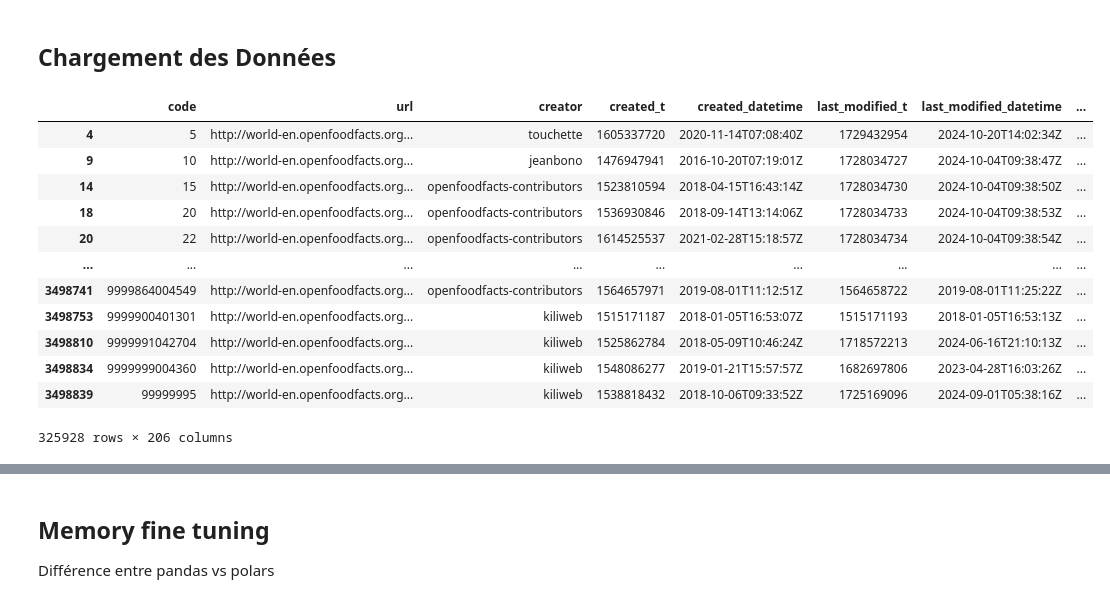
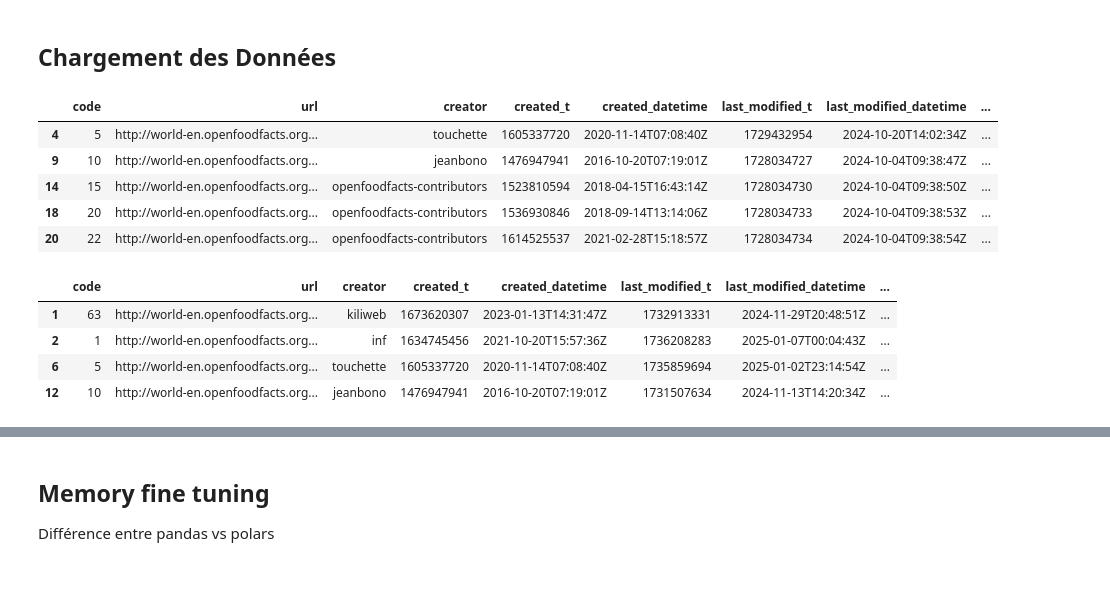
Before and after one commit to littlerobinson/foodstuffs_recommendation, a Jupyter notebook: notebooks/research_alex.ipynb, the cells around one changed output, grey strips where cells are left out. Cells and saved outputs as stored; diff of their text form; code cells hidden in the pictures; blank space fills up the shorter version.

```diff
--- a/notebooks/research_alex.ipynb
+++ b/notebooks/research_alex.ipynb
@@ -46,33 +46,51 @@ Le volume de données est important, nous allons nous concentrer sur les produit
 # %%
 rawdata = None
 def extract_raw_data():
     file_path = '../data/raw/en.openfoodfacts.org.products.csv.gz'
     chunk_size = 10000
 
     filtered_chunks_list = []
 
     for chunk in pd.read_csv(file_path, chunksize=chunk_size, compression='gzip', sep='\t', engine='python', quoting=3):
         filtered_chunks = chunk[(chunk['countries_tags'].str.contains('en:france', na=False)) & (chunk['ingredients_tags'].notna())]
         filtered_chunks_list.append(filtered_chunks)
 
     if filtered_chunks_list:
         rawdata = pd.concat(filtered_chunks_list, axis=0)
     return rawdata
 
 rawdata = extract_raw_data()
 # rawdata = pd.read_csv('filtered_dataset_openfoodfacts_raw_en.csv')
-display(rawdata)
+display(rawdata.head(5))
 # %% [output]
 |  | code | url | creator | created_t | created_datetime | last_modified_t | last_modified_datetime | ... |
 | 4 | 5 | http://world-en.openfoodfacts.org... | touchette | 1605337720 | 2020-11-14T07:08:40Z | 1729432954 | 2024-10-20T14:02:34Z | ... |
 | 9 | 10 | http://world-en.openfoodfacts.org... | jeanbono | 1476947941 | 2016-10-20T07:19:01Z | 1728034727 | 2024-10-04T09:38:47Z | ... |
 | 14 | 15 | http://world-en.openfoodfacts.org... | openfoodfacts-contributors | 1523810594 | 2018-04-15T16:43:14Z | 1728034730 | 2024-10-04T09:38:50Z | ... |
 | 18 | 20 | http://world-en.openfoodfacts.org... | openfoodfacts-contributors | 1536930846 | 2018-09-14T13:14:06Z | 1728034733 | 2024-10-04T09:38:53Z | ... |
 | 20 | 22 | http://world-en.openfoodfacts.org... | openfoodfacts-contributors | 1614525537 | 2021-02-28T15:18:57Z | 1728034734 | 2024-10-04T09:38:54Z | ... |
-| ... | ... | ... | ... | ... | ... | ... | ... | ... |
-| 3498741 | 9999864004549 | http://world-en.openfoodfacts.org... | openfoodfacts-contributors | 1564657971 | 2019-08-01T11:12:51Z | 1564658722 | 2019-08-01T11:25:22Z | ... |
-| 3498753 | 9999900401301 | http://world-en.openfoodfacts.org... | kiliweb | 1515171187 | 2018-01-05T16:53:07Z | 1515171193 | 2018-01-05T16:53:13Z | ... |
-| 3498810 | 9999991042704 | http://world-en.openfoodfacts.org... | kiliweb | 1525862784 | 2018-05-09T10:46:24Z | 1718572213 | 2024-06-16T21:10:13Z | ... |
-| 3498834 | 9999999004360 | http://world-en.openfoodfacts.org... | kiliweb | 1548086277 | 2019-01-21T15:57:57Z | 1682697806 | 2023-04-28T16:03:26Z | ... |
-| 3498839 | 99999995 | http://world-en.openfoodfacts.org... | kiliweb | 1538818432 | 2018-10-06T09:33:52Z | 1725169096 | 2024-09-01T05:38:16Z | ... |
-325928 rows × 206 columns
+# %%
+rawdatanew = None
+def extract_raw_data():
+    file_path = '../data/raw/en.openfoodfacts.org.products.new.csv.gz'
+    chunk_size = 10000
+
+    filtered_chunks_list = []
+
+    for chunk in pd.read_csv(file_path, chunksize=chunk_size, compression='gzip', sep='\t', engine='python', quoting=3):
+        filtered_chunks = chunk[(chunk['countries_tags'].str.contains('en:france', na=False)) & (chunk['ingredients_tags'].notna())]
+        filtered_chunks_list.append(filtered_chunks)
+
+    if filtered_chunks_list:
+        rawdata = pd.concat(filtered_chunks_list, axis=0)
+    return rawdata
+
+rawdatanew = extract_raw_data()
+# rawdata = pd.read_csv('filtered_dataset_openfoodfacts_raw_en.csv')
+display(rawdatanew.head(4))
+# %% [output]
+|  | code | url | creator | created_t | created_datetime | last_modified_t | last_modified_datetime | ... |
+| 1 | 63 | http://world-en.openfoodfacts.org... | kiliweb | 1673620307 | 2023-01-13T14:31:47Z | 1732913331 | 2024-11-29T20:48:51Z | ... |
+| 2 | 1 | http://world-en.openfoodfacts.org... | inf | 1634745456 | 2021-10-20T15:57:36Z | 1736208283 | 2025-01-07T00:04:43Z | ... |
+| 6 | 5 | http://world-en.openfoodfacts.org... | touchette | 1605337720 | 2020-11-14T07:08:40Z | 1735859694 | 2025-01-02T23:14:54Z | ... |
+| 12 | 10 | http://world-en.openfoodfacts.org... | jeanbono | 1476947941 | 2016-10-20T07:19:01Z | 1731507634 | 2024-11-13T14:20:34Z | ... |
```
Also changed, not shown: parts of 2 cells of this notebook, 7 other files.
